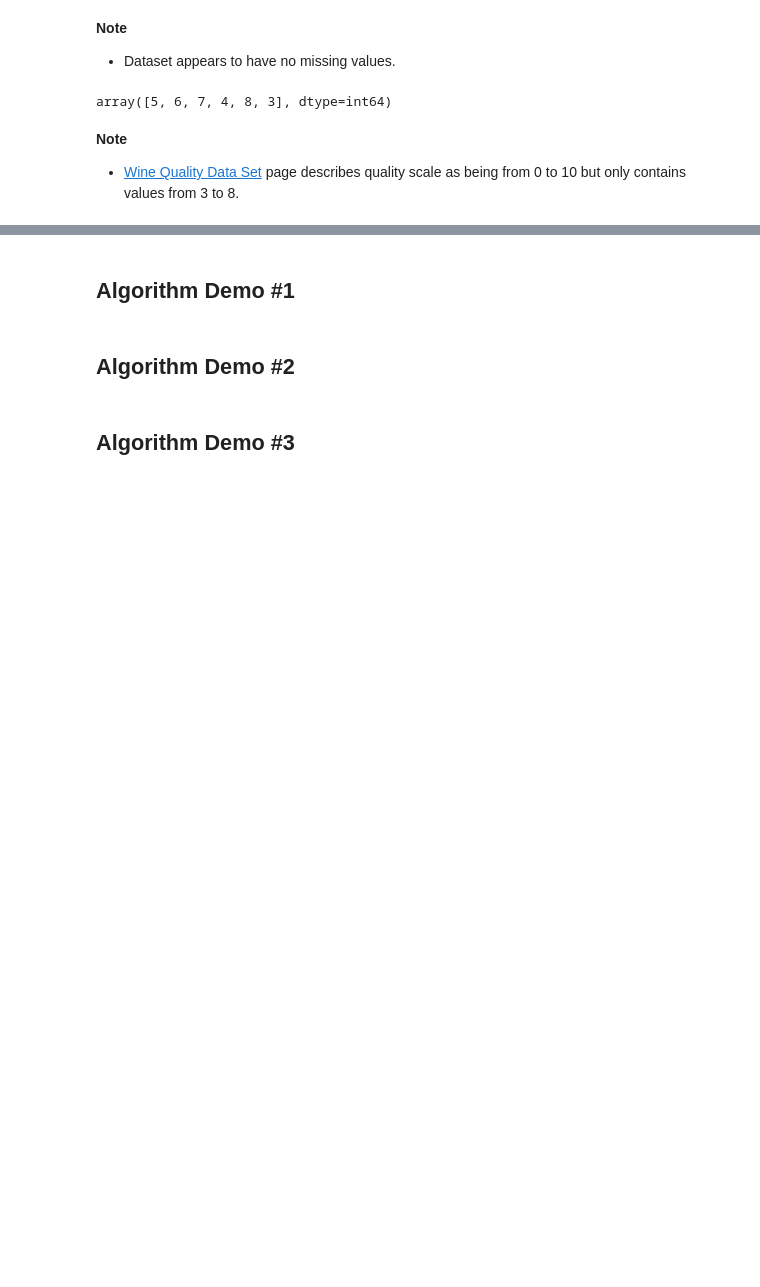
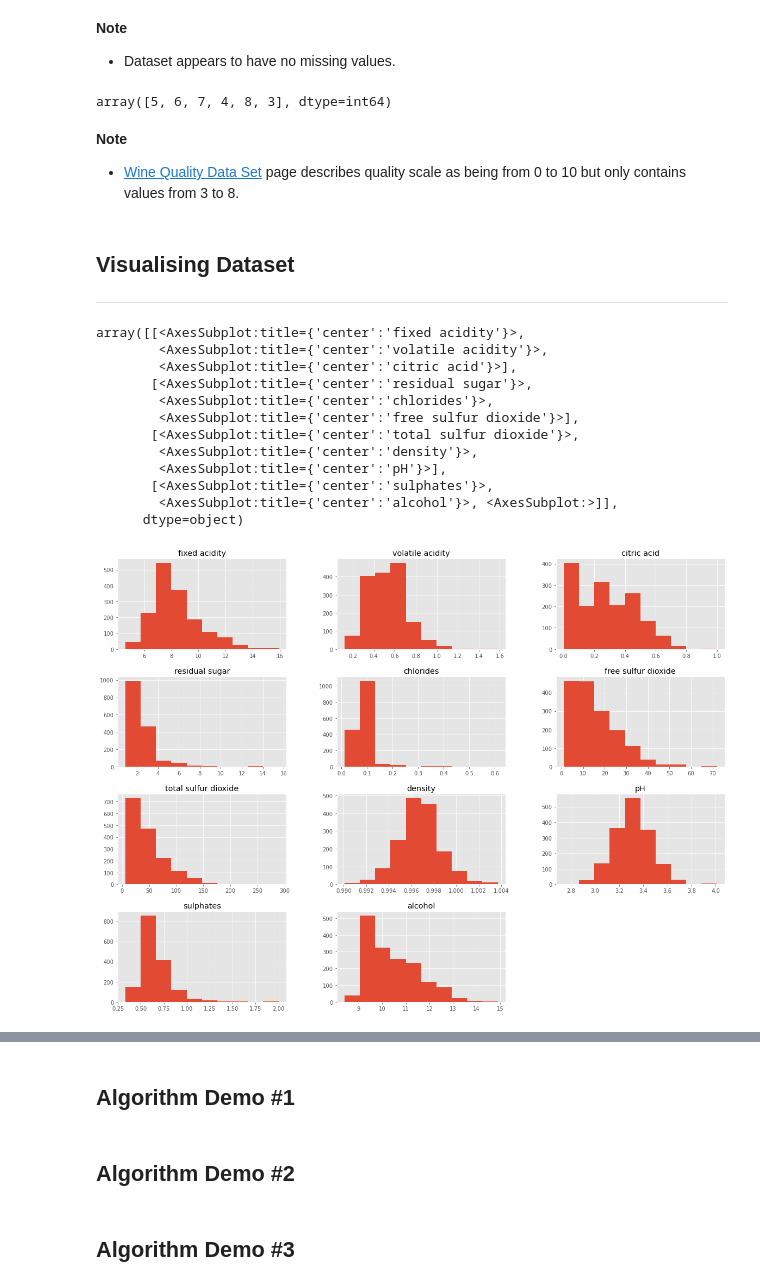
Before and after one commit to Jharopa/emergin-tech-project, a Jupyter notebook: scikit-learn.ipynb, the cells around one changed output, grey strips where cells are left out. Cells and saved outputs as stored; diff of their text form; code cells hidden in the pictures; blank space fills up the shorter version.

Commit message:
Changed quality attribute in dataset to be catagories of Low, Medium, and High depending on the quality value. Added histograms and pair plots for data visualisation

```diff
--- a/scikit-learn.ipynb
+++ b/scikit-learn.ipynb
@@ -32,3 +35,9 @@ import seaborn as sns
+# %%
+# Sets plot size.
+plt.rcParams['figure.figsize'] = (20, 15)
+
+# Sets colour scheme.
+plt.style.use('ggplot')
 # %% [markdown]
 ## Wine Quality Dataset
 ***
@@ -93,3 +102,26 @@ array([5, 6, 7, 4, 8, 3], dtype=int64)
 # %% [markdown]
 **Note**
 * [Wine Quality Data Set](https://archive.ics.uci.edu/ml/datasets/Wine+Quality) page describes quality scale as being from 0 to 10 but only contains values from 3 to 8.
+# %%
+# Changing the quality to catagory where a quality [3, 4] = Low, [5, 6] = Medium, and [7, 8] = High
+wine["quality"] = pd.cut(wine["quality"], bins = [3, 5, 6, 8], labels = ["Low", "Medium", "High"])
+# %% [markdown]
+## Visualising Dataset
+***
+# %%
+# Displays histograms of dataset attributes
+wine.hist()
+# %% [output]
+array([[<AxesSubplot:title={'center':'fixed acidity'}>,
+        <AxesSubplot:title={'center':'volatile acidity'}>,
+        <AxesSubplot:title={'center':'citric acid'}>],
+       [<AxesSubplot:title={'center':'residual sugar'}>,
+        <AxesSubplot:title={'center':'chlorides'}>,
+        <AxesSubplot:title={'center':'free sulfur dioxide'}>],
+       [<AxesSubplot:title={'center':'total sulfur dioxide'}>,
+        <AxesSubplot:title={'center':'density'}>,
+        <AxesSubplot:title={'center':'pH'}>],
+       [<AxesSubplot:title={'center':'sulphates'}>,
+        <AxesSubplot:title={'center':'alcohol'}>, <AxesSubplot:>]],
+      dtype=object)
+[figure, added]
```
Also changed, not shown: parts of 3 cells of this notebook.
